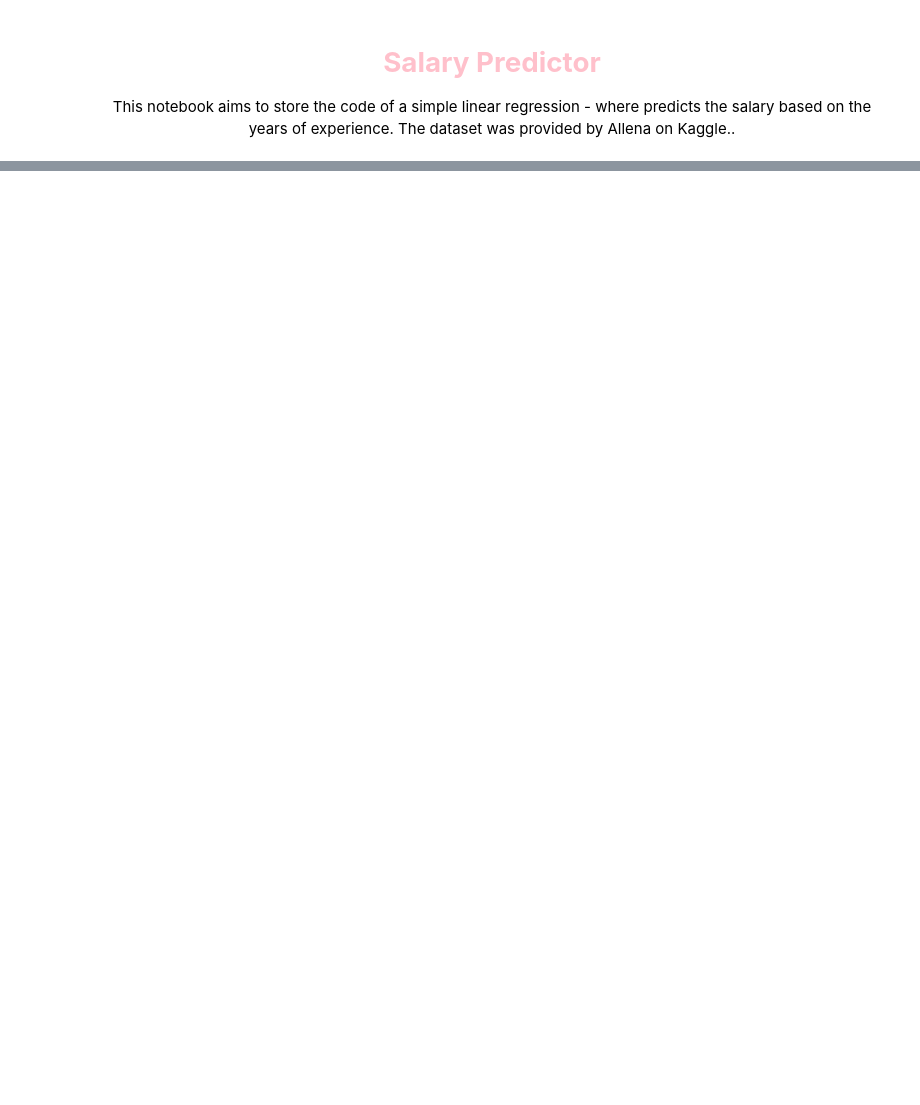
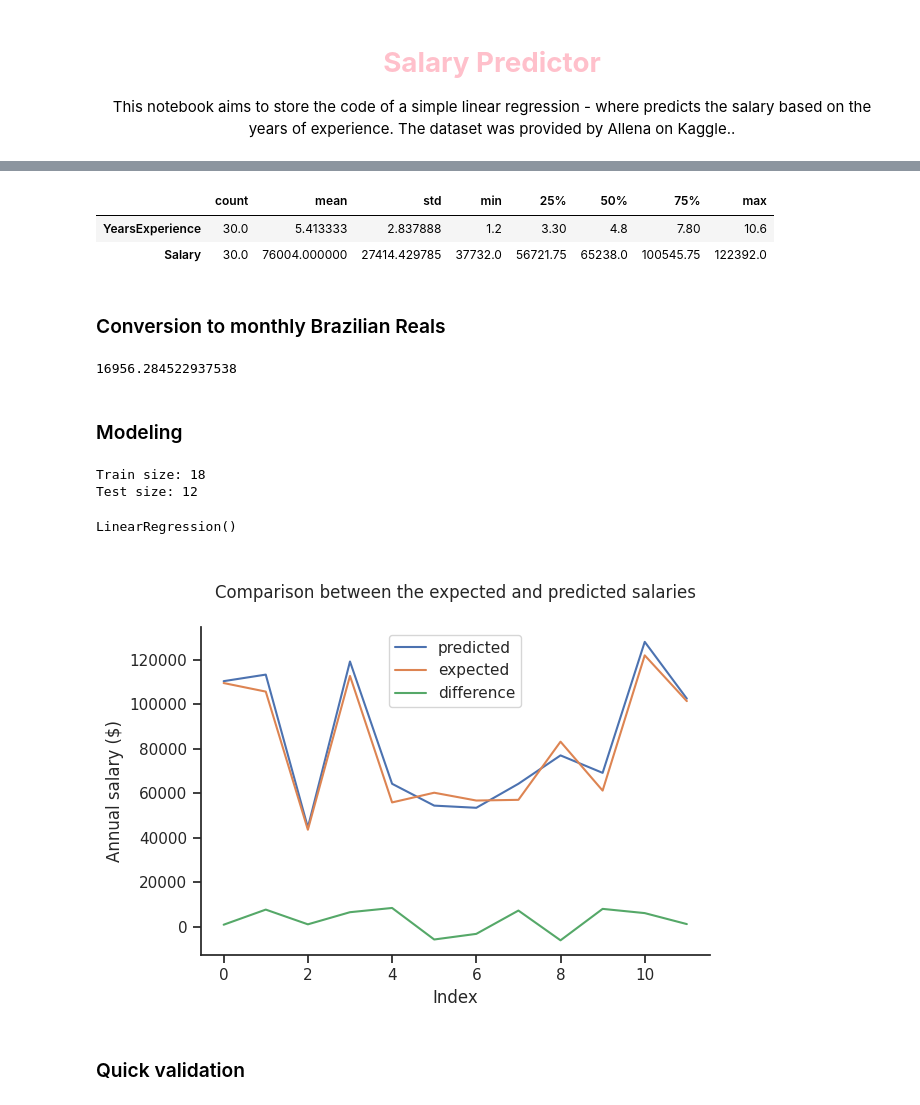
Before and after one commit to naomilago/salary-predictor, a Jupyter notebook: app.ipynb, the cells around one changed output, grey strips where cells are left out. Saved outputs shown, nothing was run; the diff lists cells and outputs as text; code cells hidden in the pictures; blank space fills up the shorter version.

```diff
--- a/app.ipynb
+++ b/app.ipynb
@@ -21,0 +43,72 @@ df.head()
+# %%
+df.describe().T
+# %% [output]
+|  | count | mean | std | min | 25% | 50% | 75% | max |
+| YearsExperience | 30.0 | 5.413333 | 2.837888 | 1.2 | 3.30 | 4.8 | 7.80 | 10.6 |
+| Salary | 30.0 | 76004.000000 | 27414.429785 | 37732.0 | 56721.75 | 65238.0 | 100545.75 | 122392.0 |
+# %% [markdown]
+### Conversion to monthly Brazilian Reals
+# %%
+def conversion(salary: float):
+  USD_TO_BRL = 5.1717013   # Considering U$1
+  BRL_TO_USD = 0.19335997  # Considering R$1
+
+  yearly_salary = salary / BRL_TO_USD
+  monthly_salary = (yearly_salary) / 12
+
+  return monthly_salary
+
+conversion(39344.0)
+# %% [output]
+16956.284522937538
+# %% [markdown]
+### Modeling
+# %%
+from sklearn.model_selection import train_test_split
+from sklearn.linear_model import LinearRegression
+
+x = df['YearsExperience'].values
+y = df['Salary'].values
+
+x_train, x_test, y_train, y_test = train_test_split(
+  x,
+  y,
+  train_size = .6,
+  test_size = .4,
+  random_state = 1000
+)
+
+print(f'Train size: {len(x_train)}\nTest size: {len(x_test)}')
+# %% [output]
+Train size: 18
+Test size: 12
+# %%
+model = LinearRegression()
+
+model.fit(x_train.reshape(-1, 1), y_train.reshape(-1, 1))
+# %% [output]
+LinearRegression()
+# %%
+predicted = model.predict(x_test.reshape(-1, 1))
+expected = y_test.reshape(-1, 1)
+
+data = dict({
+  'predicted': [x[0] for x in predicted.tolist()],
+  'expected': [x[0] for x in expected.tolist()]
+})
+
+comparison_df = pd.DataFrame(data)
+comparison_df['difference'] = comparison_df['predicted'] - comparison_df['expected']
+
+ax = comparison_df.plot()
+
+ax.set_title('\nComparison between the expected and predicted salaries\n')
+ax.set_xlabel('Index')
+ax.set_ylabel('Annual salary ($)')
+
+plt.tight_layout()
+plt.show()
+# %% [output]
+[figure, added]
+# %% [markdown]
+### Quick validation
```
Also changed, not shown: parts of 7 cells of this notebook.
